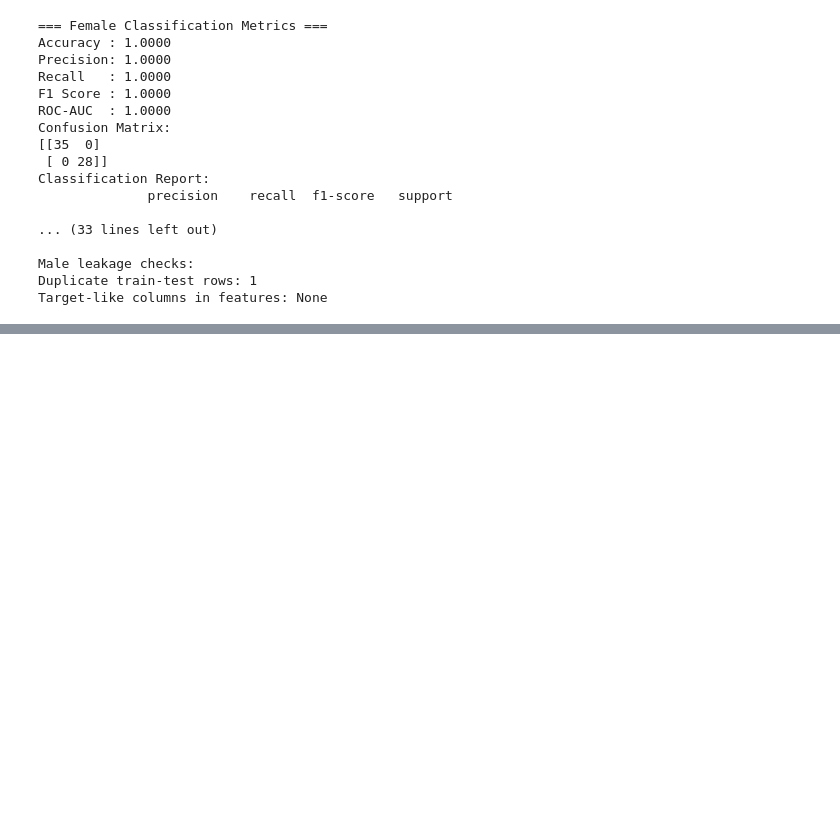
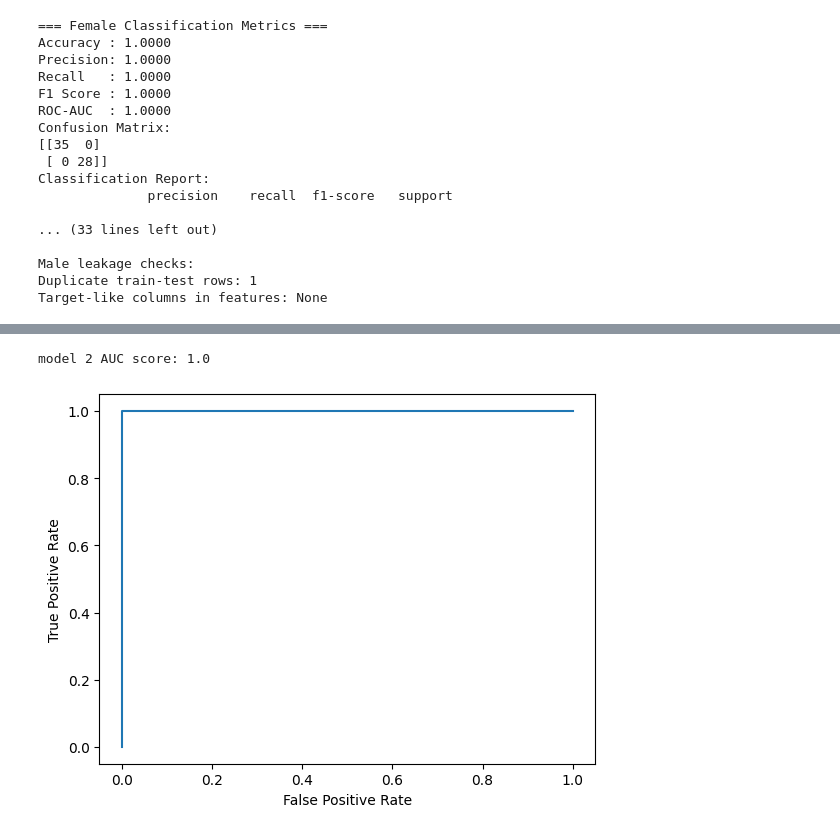
Before and after one commit to leekwansoo/machine-learning-exercise, a Jupyter notebook: ML_Projects/cohort_project/train_test.ipynb, the cells around one changed output, grey strips where cells are left out. Cells and saved outputs as stored; diff of their text form; code cells hidden in the pictures; blank space fills up the shorter version.

```diff
--- a/ML_Projects/cohort_project/train_test.ipynb
+++ b/ML_Projects/cohort_project/train_test.ipynb
@@ -231,0 +261,14 @@ Target-like columns in features: None
+# %%
+# based on previous model quality validation generate graphics
+import matplotlib.pyplot as plt
+import joblib
+from sklearn.metrics import roc_curve, roc_auc_score
+
+# ROC-AUC curve for male dataset
+male_model = joblib.load("male_model.joblib")
+y2_score = male_model.predict_proba(X2_test)[:, 1]
+plot_roc_curve(y2_test, y2_score)
+print(f'model 2 AUC score: {roc_auc_score(y2_test, y2_score)}')
+# %% [output]
+model 2 AUC score: 1.0
+[figure, added]
```
Also changed, not shown: parts of 3 cells of this notebook, 1 other file.
